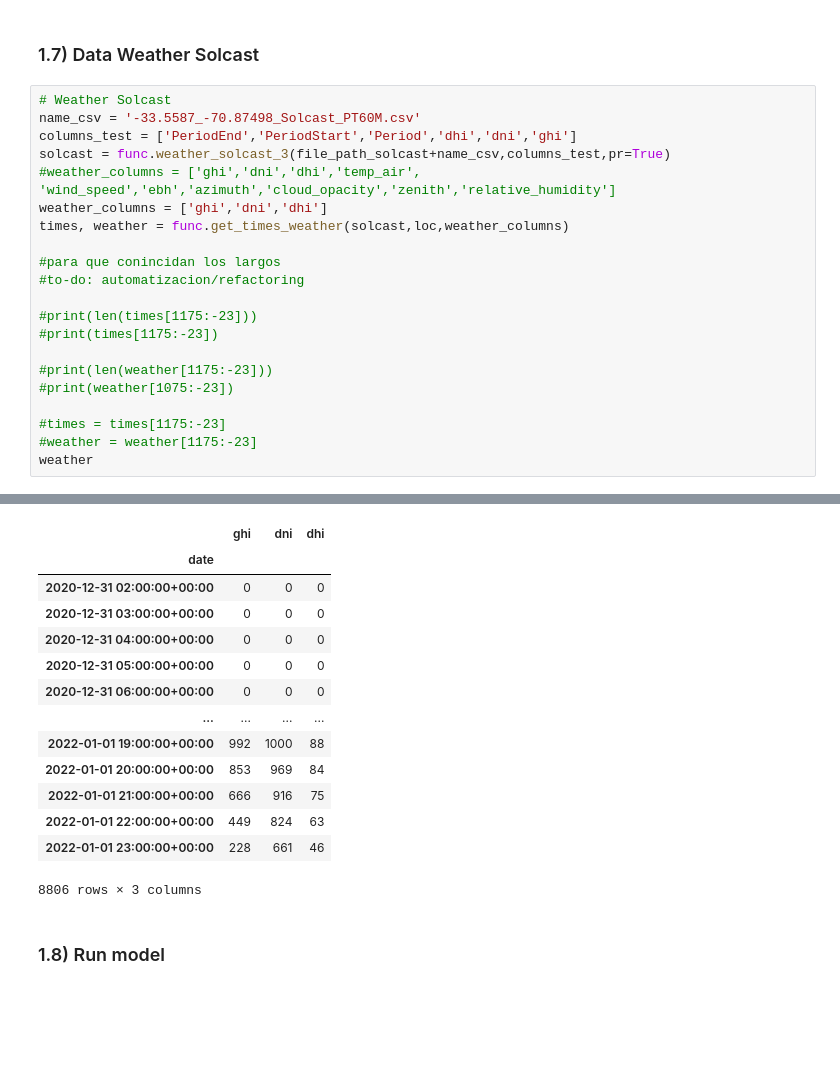
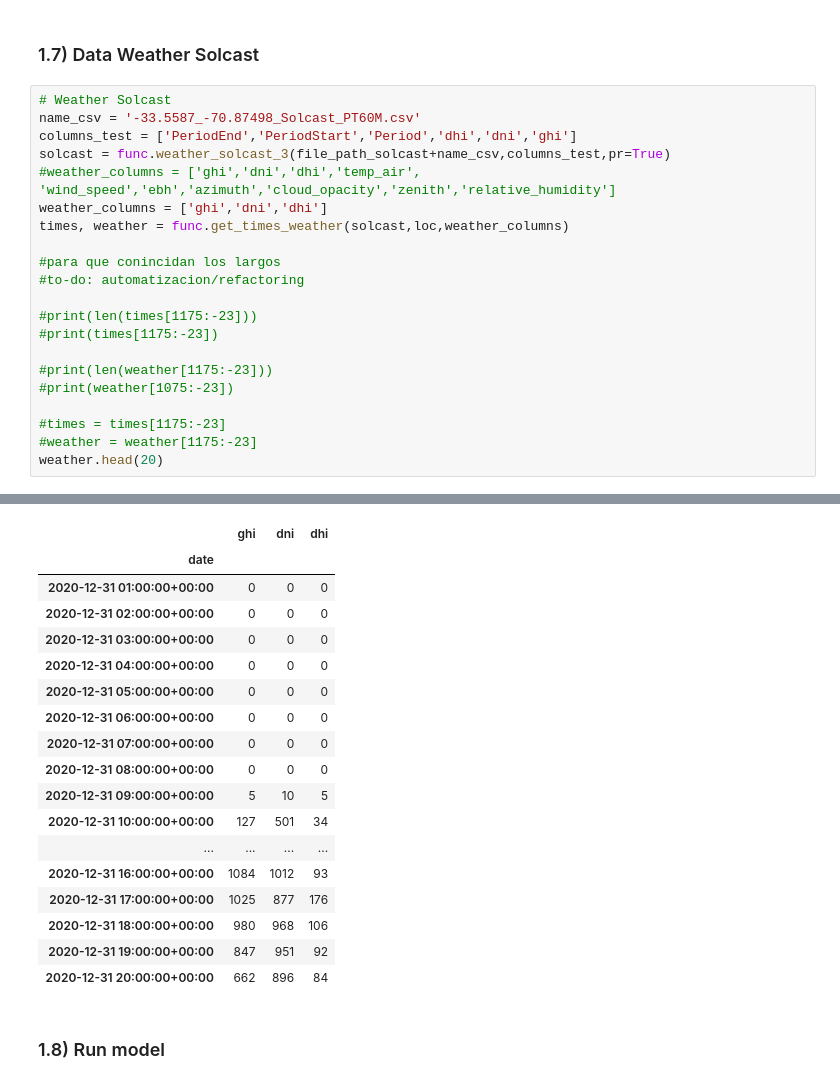
Before and after one commit to victor-munozv/Simulador-plantas-solares, a Jupyter notebook: Simulators/07_Simulator_unavailability/Simulator_unavailability.ipynb, the cells around one changed output, grey strips where cells are left out. Cells and saved outputs as stored; diff of their text form; blank space fills up the shorter version.

```diff
--- a/Simulators/07_Simulator_unavailability/Simulator_unavailability.ipynb
+++ b/Simulators/07_Simulator_unavailability/Simulator_unavailability.ipynb
@@ -243,7 +243,7 @@ times, weather = func.get_times_weather(solcast,loc,weather_columns)
 
 #times = times[1175:-23]
 #weather = weather[1175:-23]
-weather
+weather.head(20)
 # %% [output]
                  PeriodEnd           PeriodStart Period  dhi   dni  ghi
 0     2020-12-31T02:00:00Z  2020-12-31T01:00:00Z  PT60M    0     0    0
@@ -264,17 +264,21 @@ ultimo dia 2022-01-01 23:00:00+00:00
 |  | ghi | dni | dhi |
 | date |  |  |  |
+| 2020-12-31 01:00:00+00:00 | 0 | 0 | 0 |
 | 2020-12-31 02:00:00+00:00 | 0 | 0 | 0 |
 | 2020-12-31 03:00:00+00:00 | 0 | 0 | 0 |
 | 2020-12-31 04:00:00+00:00 | 0 | 0 | 0 |
 | 2020-12-31 05:00:00+00:00 | 0 | 0 | 0 |
 | 2020-12-31 06:00:00+00:00 | 0 | 0 | 0 |
+| 2020-12-31 07:00:00+00:00 | 0 | 0 | 0 |
+| 2020-12-31 08:00:00+00:00 | 0 | 0 | 0 |
+| 2020-12-31 09:00:00+00:00 | 5 | 10 | 5 |
+| 2020-12-31 10:00:00+00:00 | 127 | 501 | 34 |
 | ... | ... | ... | ... |
-| 2022-01-01 19:00:00+00:00 | 992 | 1000 | 88 |
-| 2022-01-01 20:00:00+00:00 | 853 | 969 | 84 |
-| 2022-01-01 21:00:00+00:00 | 666 | 916 | 75 |
-| 2022-01-01 22:00:00+00:00 | 449 | 824 | 63 |
-| 2022-01-01 23:00:00+00:00 | 228 | 661 | 46 |
+| 2020-12-31 16:00:00+00:00 | 1084 | 1012 | 93 |
+| 2020-12-31 17:00:00+00:00 | 1025 | 877 | 176 |
+| 2020-12-31 18:00:00+00:00 | 980 | 968 | 106 |
+| 2020-12-31 19:00:00+00:00 | 847 | 951 | 92 |
+| 2020-12-31 20:00:00+00:00 | 662 | 896 | 84 |
-8806 rows × 3 columns
 # %% [markdown]
 ### 1.8) Run model
 # %%
```
Also changed, not shown: parts of 3 cells of this notebook, 6 other files.
